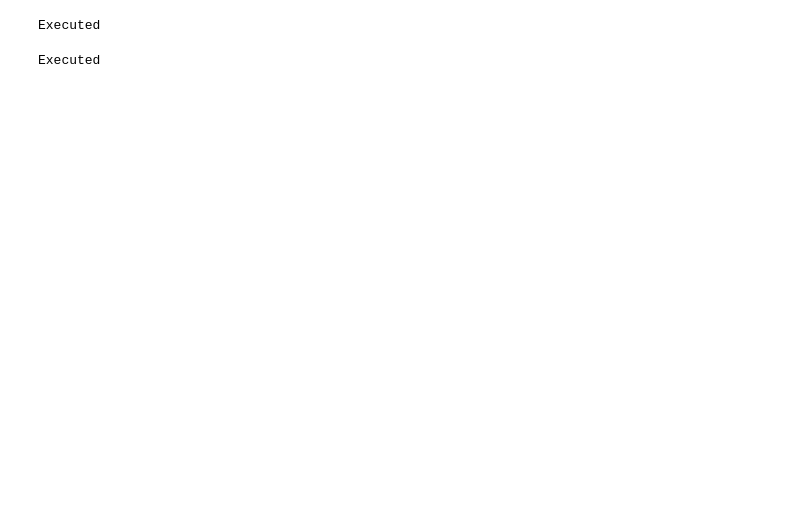
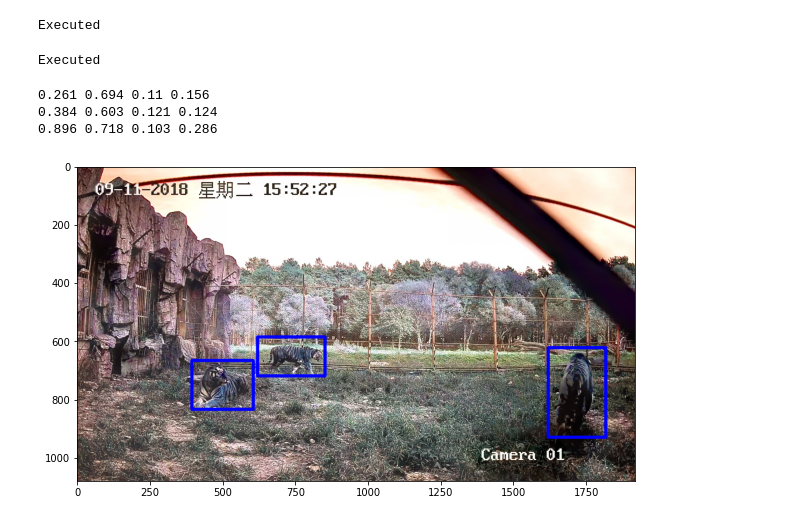
Before and after one commit to Gaurav0502/tiger-detection-using-enlightengan-and-yolo, a Jupyter notebook: notebooks/convert-dataset-to-yolo-format.ipynb, the cells around one changed output. Cells and saved outputs as stored; diff of their text form; code cells hidden in the pictures; blank space fills up the shorter version.

```diff
--- a/notebooks/convert-dataset-to-yolo-format.ipynb
+++ b/notebooks/convert-dataset-to-yolo-format.ipynb
@@ -139,7 +142,7 @@ class COCO2YOLO:
     def __convert_txt_format(self, id : str):
       annot = self.__get_dims(id)
       #pprint.pprint(annot)
-      img_h, img_w, img_c = (1920, 1080, 3)
+      img_w, img_h, img_c = (1920, 1080, 3)
       new_annotations = []
 
       for tgr in annot["objects"]:
@@ -190,3 +193,36 @@ x = COCO2YOLO({"Tiger":0}, annotations["annotations"])
 x.convert_all_annotations()
 # %% [output]
 Executed
+# %%
+def plot_boxes(id: str, folder: str):
+    plt.figure(figsize=(10,10))
+    ROOT = "../enlightened_data/dataset/"
+    path_txt = os.path.join(ROOT, "labels", folder, id + ".txt")
+    path_jpg = os.path.join(ROOT, "images", folder, id + ".jpg")
+
+    annots = open(path_txt, "r").read().split("\n")
+    img = cv2.imread(path_jpg)
+    dw, dh, _ = (1920, 1080, 3)
+
+    for annot in annots:
+      if annot != "":
+        _, x, y, w, h = map(float, annot.split(" "))
+        print(x,y,w,h)
+
+
+        l = int((x - w / 2) * dw)
+        r = int((x + w / 2) * dw)
+        t = int((y - h / 2) * dh)
+        b = int((y + h / 2) * dh)
+
+        cv2.rectangle(img, (l, t), (r, b), (0, 0, 255), 10)
+    cv2.imwrite("enlightengan_sample.jpg", img)
+    plt.imshow(img)
+    plt.show()
+# %%
+plot_boxes("2180", "train")
+# %% [output]
+0.261 0.694 0.11 0.156
+0.384 0.603 0.121 0.124
+0.896 0.718 0.103 0.286
+[figure, added]
```
Also changed, not shown: parts of 4 cells of this notebook, 1 other file.
